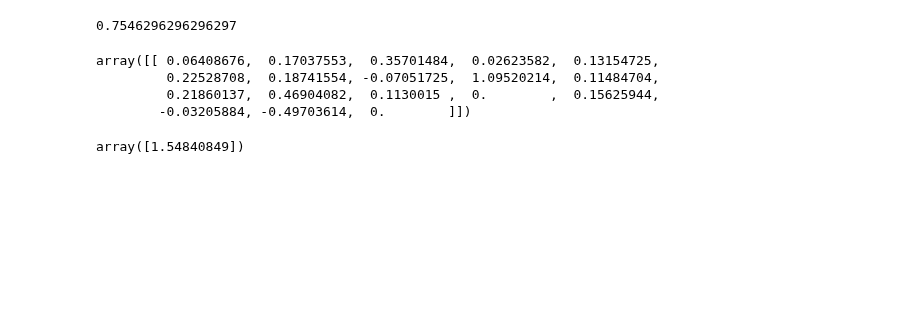
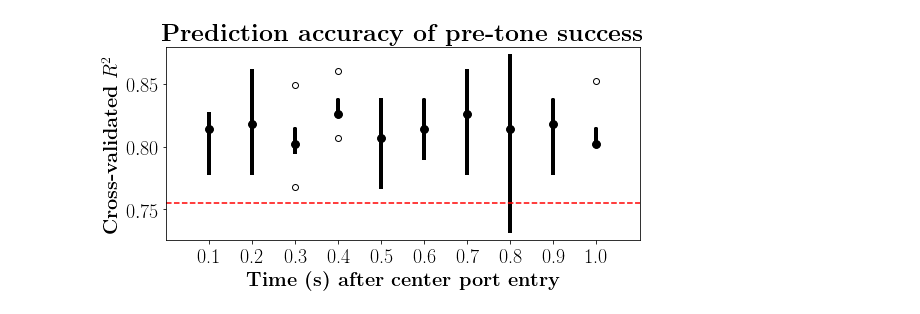
Before and after one commit to pssachdeva/uoi_neuroscience, a Jupyter notebook: classification/bg.ipynb, the cells around one changed output. Drawn from its saved outputs; the diff is of its cells as text; code cells hidden in the pictures; blank space fills up the shorter version.

```diff
--- a/classification/bg.ipynb
+++ b/classification/bg.ipynb
@@ -51,2 +105,0 @@ logistic = LogisticRegressionCV(
-# %%
-logistic.fit(X_new, y)
@@ -71,2 +105,0 @@ uoi = UoI_L1Logistic(
-# %%
-uoi.fit(X, y)
@@ -87,15 +106,22 @@ logistic.coef_ = np.copy(uoi.coef_)
-# %%
-logistic.score(X_new, y)
-# %% [output]
-0.7546296296296297
-# %%
-logistic.coef_
-# %% [output]
-array([[ 0.06408676,  0.17037553,  0.35701484,  0.02623582,  0.13154725,
-         0.22528708,  0.18741554, -0.07051725,  1.09520214,  0.11484704,
-         0.21860137,  0.46904082,  0.1130015 ,  0.        ,  0.15625944,
-        -0.03205884, -0.49703614,  0.        ]])
-# %%
-logistic.intercept_
-# %% [output]
-array([1.54840849])
+# %%
+chance = np.count_nonzero(y)/y.size
+# %%
+fig, ax = plt.subplots(1, 1, figsize=(8, 4))
+ax.boxplot(
+    x=scores.T,
+    positions=delays,
+    widths=0,
+    boxprops={'linewidth': 4, 'color': 'k'},
+    medianprops={'marker': '.', 'markersize': 15, 'color': 'k'},
+    whiskerprops={'linewidth': 4, 'color': 'k'},
+)
+ax.set_xlim([0.0, 1.1])
+ax.axhline(chance, color='r', linestyle='--')
+ax.set_xlabel(r'\textbf{Time (s) after center port entry}', fontsize=20)
+ax.set_ylabel(r'\textbf{Cross-validated} $R^2$', fontsize=20)
+ax.set_title(r'\textbf{Prediction accuracy of pre-tone success}', fontsize=25)
+plt.tight_layout()
+plt.savefig('gp1.pdf')
+plt.show()
+# %% [output]
+[figure, added]
```
Also changed, not shown: parts of 21 cells of this notebook, 1 other file.
